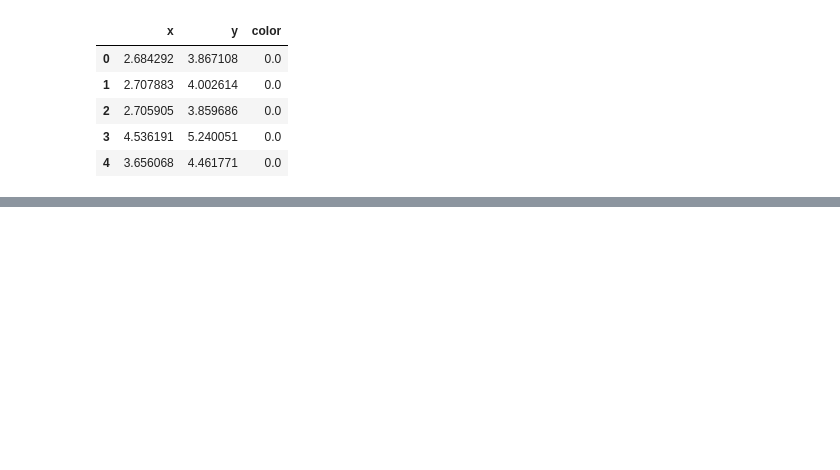
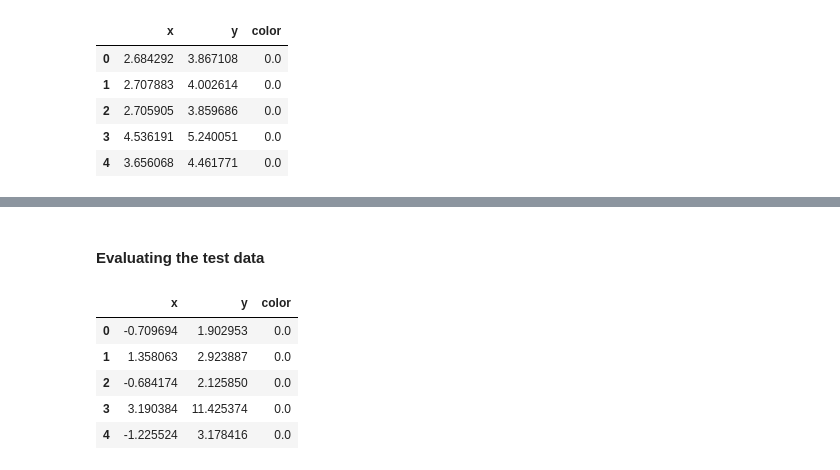
Before and after one commit to Newtanmukh/Python-Frameworks-Tutorials, a Jupyter notebook: INTRO_TO_NEURAL_NETWORKS/Neural Net.ipynb, the cells around one changed output, grey strips where cells are left out. Saved outputs shown, nothing was run; the diff lists cells and outputs as text; code cells hidden in the pictures; blank space fills up the shorter version.

```diff
--- a/INTRO_TO_NEURAL_NETWORKS/Neural Net.ipynb
+++ b/INTRO_TO_NEURAL_NETWORKS/Neural Net.ipynb
@@ -161,0 +223,13 @@ model.evaluate(test_x, test_df.color.values)
+# %% [markdown]
+#### Evaluating the test data
+# %%
+test_df = pd.read_csv('./quadratic/data/test.csv')
+# %%
+test_df.head()
+# %% [output]
+|  | x | y | color |
+| 0 | -0.709694 | 1.902953 | 0.0 |
+| 1 | 1.358063 | 2.923887 | 0.0 |
+| 2 | -0.684174 | 2.125850 | 0.0 |
+| 3 | 3.190384 | 11.425374 | 0.0 |
+| 4 | -1.225524 | 3.178416 | 0.0 |
```
Also changed, not shown: parts of 58 cells of this notebook.
